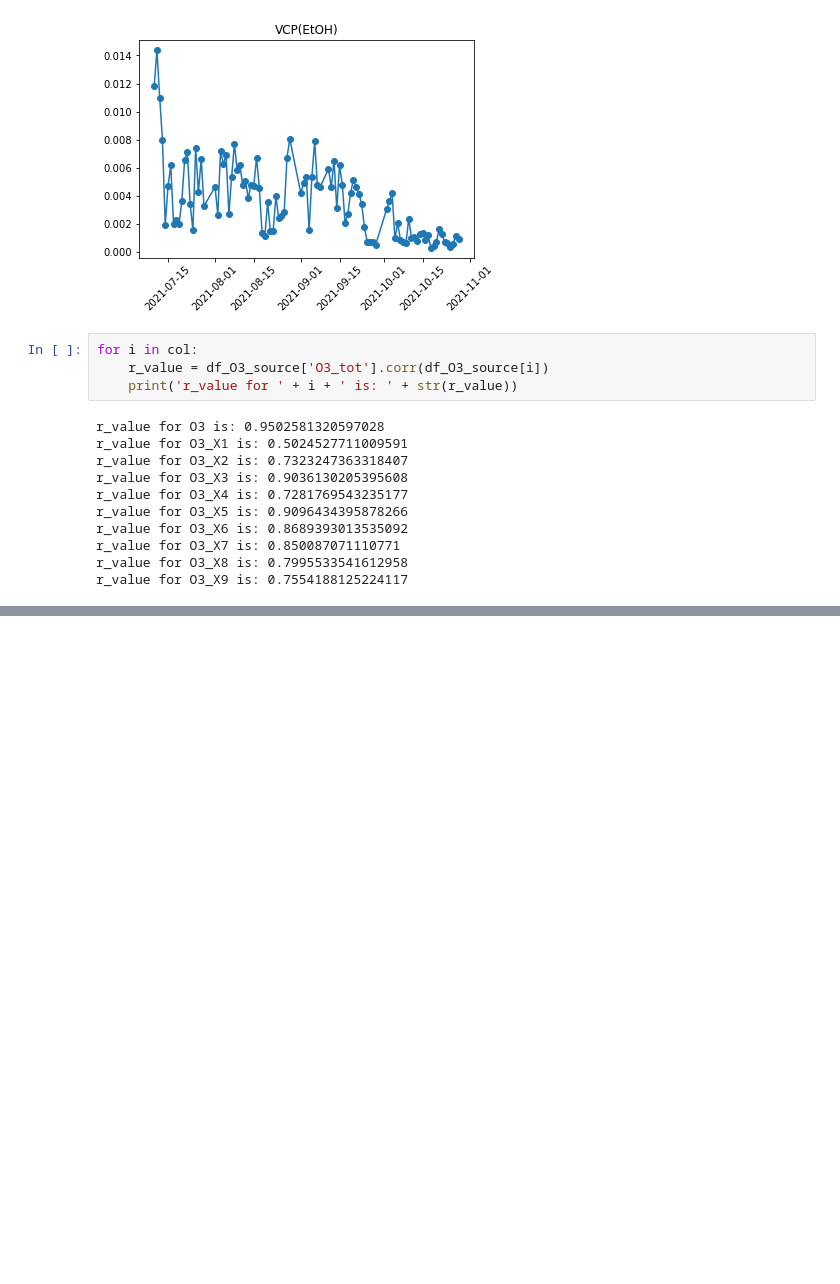
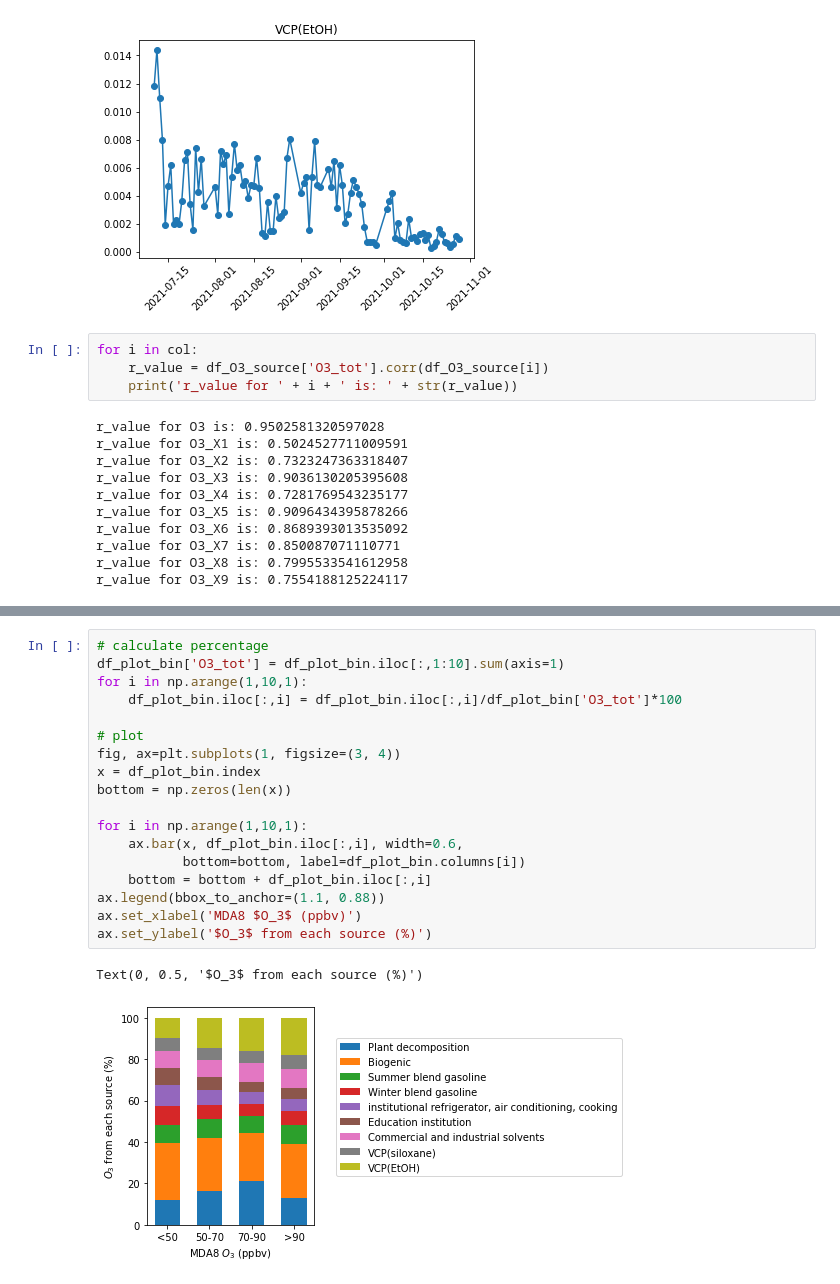
Before and after one commit to shenglun7/VOC_RECAP, a Jupyter notebook: code/script/box_model_output.ipynb, the cells around one changed output, grey strips where cells are left out. Cells and saved outputs as stored; diff of their text form; blank space fills up the shorter version.

```diff
--- a/code/script/box_model_output.ipynb
+++ b/code/script/box_model_output.ipynb
@@ -150,0 +219,21 @@ r_value for O3_X9 is: 0.7554188125224117
+# %%
+# calculate percentage
+df_plot_bin['O3_tot'] = df_plot_bin.iloc[:,1:10].sum(axis=1)
+for i in np.arange(1,10,1):
+    df_plot_bin.iloc[:,i] = df_plot_bin.iloc[:,i]/df_plot_bin['O3_tot']*100
+
+# plot
+fig, ax=plt.subplots(1, figsize=(3, 4))
+x = df_plot_bin.index
+bottom = np.zeros(len(x))
+
+for i in np.arange(1,10,1):
+    ax.bar(x, df_plot_bin.iloc[:,i], width=0.6,
+           bottom=bottom, label=df_plot_bin.columns[i])
+    bottom = bottom + df_plot_bin.iloc[:,i]
+ax.legend(bbox_to_anchor=(1.1, 0.88))
+ax.set_xlabel('MDA8 $O_3$ (ppbv)')
+ax.set_ylabel('$O_3$ from each source (%)')
+# %% [output]
+Text(0, 0.5, '$O_3$ from each source (%)')
+[figure, added]
```
Also changed, not shown: parts of 14 cells of this notebook, 9 other files.
